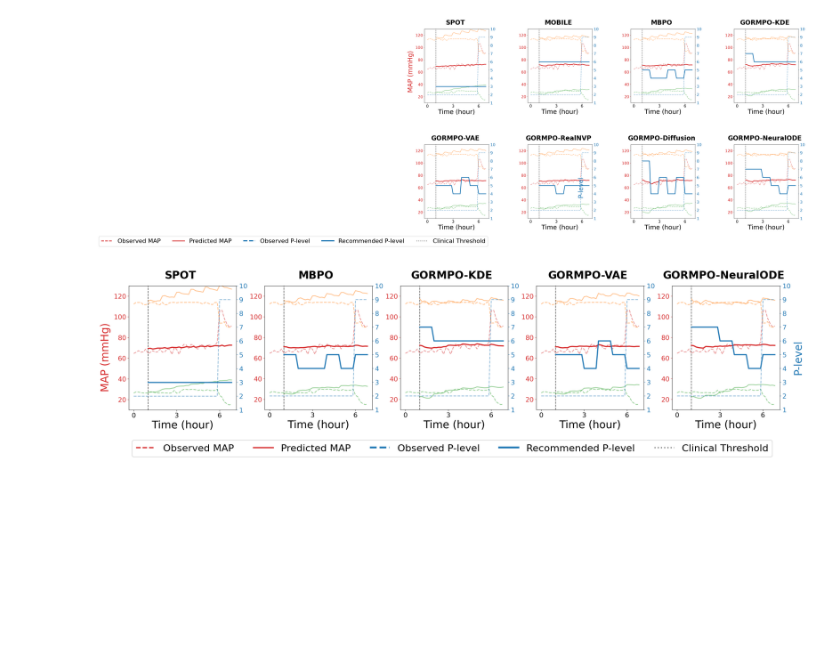
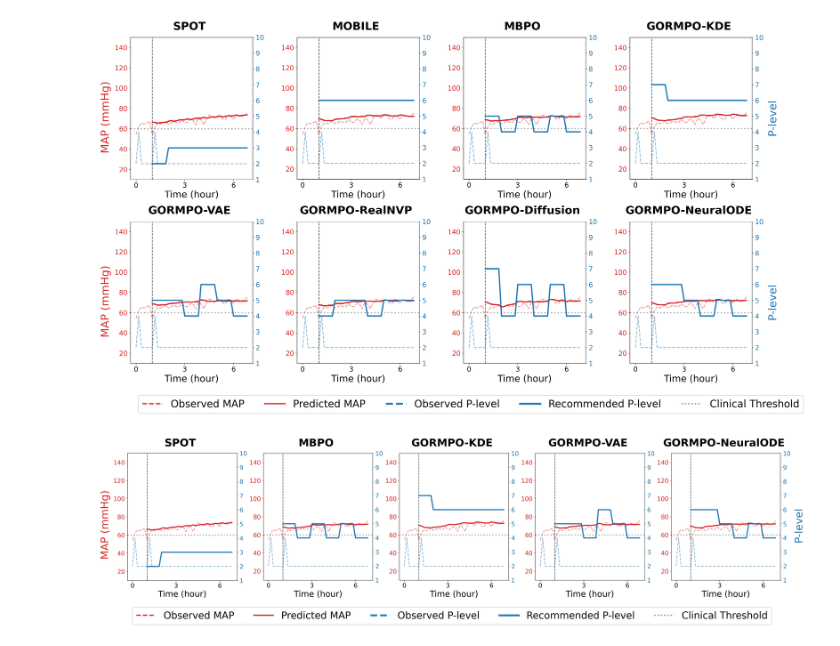
Before and after one commit to aysintumay/GORMPO_abiomed, a Jupyter notebook: offline_rl_metrics_visualization.ipynb, the cells around one changed output. Saved outputs shown, nothing was run; the diff lists cells and outputs as text; code cells hidden in the pictures; blank space fills up the shorter version.

```diff
--- a/offline_rl_metrics_visualization.ipynb
+++ b/offline_rl_metrics_visualization.ipynb
@@ -75,18 +87,17 @@ plt.show()
 # %%
 # fig1 = plt.imread("eval_sample_bc.png")
-fig1 = plt.imread("paper_figures/eval_sample_spot.png")
-
-fig2 = plt.imread("paper_figures/eval_sample_mobile.png")
-fig3 = plt.imread("paper_figures/eval_sample_mbpo.png")
-fig4 = plt.imread("paper_figures/eval_sample_kde.png")
-fig5 = plt.imread("paper_figures/eval_sample_vae.png")
-fig6 = plt.imread("paper_figures/eval_sample_realnvp.png")
-fig7 = plt.imread("paper_figures/eval_sample_diffusion.png")
-fig8 = plt.imread("paper_figures/eval_sample_neuralode.png")
+fig1 = plt.imread("paper_figures/eval_sample_map_spot.png")
+fig2 = plt.imread("paper_figures/eval_sample_map_mobile.png")
+fig3 = plt.imread("paper_figures/eval_sample_map_mbpo.png")
+fig4 = plt.imread("paper_figures/eval_sample_map_kde.png")
+fig5 = plt.imread("paper_figures/eval_sample_map_vae.png")
+fig6 = plt.imread("paper_figures/eval_sample_map_realnvp.png")
+fig7 = plt.imread("paper_figures/eval_sample_map_diffusion.png")
+fig8 = plt.imread("paper_figures/eval_sample_map_neuralode.png")
 
 
-fig = plt.figure(figsize=(20, 10))
-gs = gridspec.GridSpec(2, 4, figure=fig, wspace=-0.0, hspace=0.3)
+fig = plt.figure(figsize=(20, 10), dpi=300)
+gs = gridspec.GridSpec(2, 4, figure=fig, wspace=-0.2, hspace=0.1)
 ax1 = fig.add_subplot(gs[0, 0])
 ax2 = fig.add_subplot(gs[0, 1])
 ax3 = fig.add_subplot(gs[0, 2])
@@ -101,6 +112,7 @@ ax1.imshow(fig1)
 ax1.set_title('SPOT', fontweight="bold", size='xx-large')
 ax1.text(-0.05, 0.5, 'MAP (mmHg)', va='center', ha='center', rotation='vertical',
          size="xx-large", color='tab:red', transform=ax1.transAxes)
+
 ax1.axis('off')
 ax2.imshow(fig2)
 ax2.set_title('MOBILE', fontweight="bold", size='xx-large')
@@ -108,9 +120,13 @@ ax2.axis('off')
 ax3.imshow(fig3)
 ax3.set_title('MBPO', fontweight="bold", size='xx-large')
 ax3.axis('off')
+
+
 ax4.imshow(fig4)
 ax4.set_title('GORMPO-KDE',fontweight="bold", size='xx-large')
 ax4.axis('off')
+ax5.text(-0.05, 0.5, 'MAP (mmHg)', va='center', ha='center', rotation='vertical',
+         size="xx-large", color='tab:red', transform=ax5.transAxes)
 ax5.imshow(fig5)
 ax5.set_title('GORMPO-VAE', fontweight="bold",size='xx-large')
 ax5.axis('off')
@@ -120,51 +136,53 @@ ax6.axis('off')
 
 ax7.imshow(fig7)
 ax7.set_title('GORMPO-Diffusion', fontweight="bold",size='xx-large')
 ax7.axis('off')
 
 ax8.imshow(fig8)
 ax8.set_title('GORMPO-NeuralODE', fontweight="bold",size='xx-large')
 ax8.axis('off')
 
 #put legend
 
-ax6.text(2.05, -0.5, 'P-level', va='center', ha='center', rotation='vertical',
-         size="xx-large", color='tab:blue', transform=ax5.transAxes)
+ax4.text(1.05, 0.5, 'P-level', va='center', ha='center', rotation='vertical',
+         size="xx-large", color='tab:blue', transform=ax4.transAxes)
+ax8.text(1.05, 0.5, 'P-level', va='center', ha='center', rotation='vertical',
+         size="xx-large", color='tab:blue', transform=ax8.transAxes)
 legend_elements = [
     Line2D([0], [0], color='tab:red', linestyle='--', lw=2, label='Observed MAP'),
     Line2D([0], [0], color='tab:red', linestyle='-', lw=2, label='Predicted MAP'),
             Line2D([0], [0], color='tab:blue', linestyle='--', lw=3, label='Observed P-level'),
 
     Line2D([0], [0], color='tab:blue', linestyle='-', lw=3, label='Recommended P-level'),
 #     Line2D([0], [0], color='tab:orange', linestyle='--', lw=2, label='Observed HR'),
 #     Line2D([0], [0], color='tab:orange', linestyle='-', lw=2, label='Predicted HR'),
 #   Line2D([0], [0], color='tab:green', linestyle='--', lw=2, label='Observed PULSAT'),
 #     Line2D([0], [0], color='tab:green', linestyle='-', lw=2, label='Predicted PULSAT'),
         Line2D([0], [0], color='gray', linestyle=':', lw=2, label='Clinical Threshold'),
 
 
 ]
 # #print the labels
-ax5.legend(handles=legend_elements, loc='lower center', bbox_to_anchor=(-1.5, -0.2), ncol=5,  fontsize=16)
+ax5.legend(handles=legend_elements, loc='lower center', bbox_to_anchor=(2.35, -0.2), ncol=5,  fontsize=16)
 
 plt.tight_layout()
 # plt.savefig('eval_samples_all.png', bbox_inches='tight', dpi=300)
 # %% [output]
-[figure, old version]
+[figure, new version]
 # %%
 # fig1 = plt.imread("eval_sample_bc.png")
-fig1 = plt.imread("paper_figures/eval_sample_spot.png")
+fig1 = plt.imread("paper_figures/eval_sample_map_spot.png")
 
-fig2 = plt.imread("paper_figures/eval_sample_mobile.png")
-fig3 = plt.imread("paper_figures/eval_sample_mbpo.png")
-fig4 = plt.imread("paper_figures/eval_sample_kde.png")
-fig5 = plt.imread("paper_figures/eval_sample_vae.png")
-fig6 = plt.imread("paper_figures/eval_sample_realnvp.png")
-fig7 = plt.imread("paper_figures/eval_sample_diffusion.png")
-fig8 = plt.imread("paper_figures/eval_sample_neuralode.png")
+fig2 = plt.imread("paper_figures/eval_sample_map_mobile.png")
+fig3 = plt.imread("paper_figures/eval_sample_map_mbpo.png")
+fig4 = plt.imread("paper_figures/eval_sample_map_kde.png")
+fig5 = plt.imread("paper_figures/eval_sample_map_vae.png")
+fig6 = plt.imread("paper_figures/eval_sample_map_realnvp.png")
+fig7 = plt.imread("paper_figures/eval_sample_map_diffusion.png")
+fig8 = plt.imread("paper_figures/eval_sample_map_neuralode.png")
 
 
-fig = plt.figure(figsize=(20, 10))
+fig = plt.figure(figsize=(20, 10), dpi=300)
 gs = gridspec.GridSpec(1, 5, figure=fig, wspace=-0.0, hspace=-0.6)
 ax1 = fig.add_subplot(gs[0, 0])
 ax2 = fig.add_subplot(gs[0, 1])
@@ -215,4 +233,4 @@ ax5.legend(handles=legend_elements, loc='lower center', bbox_to_anchor=(-1.5, -0
 plt.tight_layout()
 # plt.savefig('eval_samples_all.png', bbox_inches='tight', dpi=300)
 # %% [output]
-[figure, old version]
+[figure, new version]
```
Also changed, not shown: parts of 3 cells of this notebook, 51 other files.
